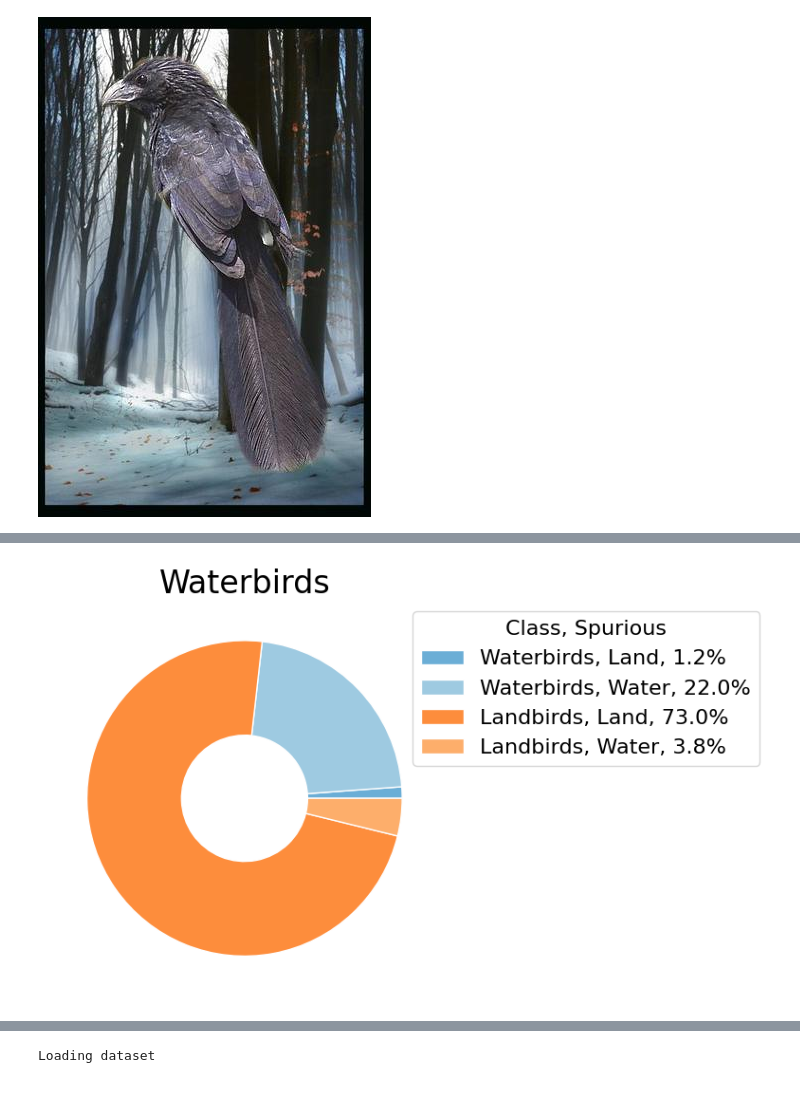
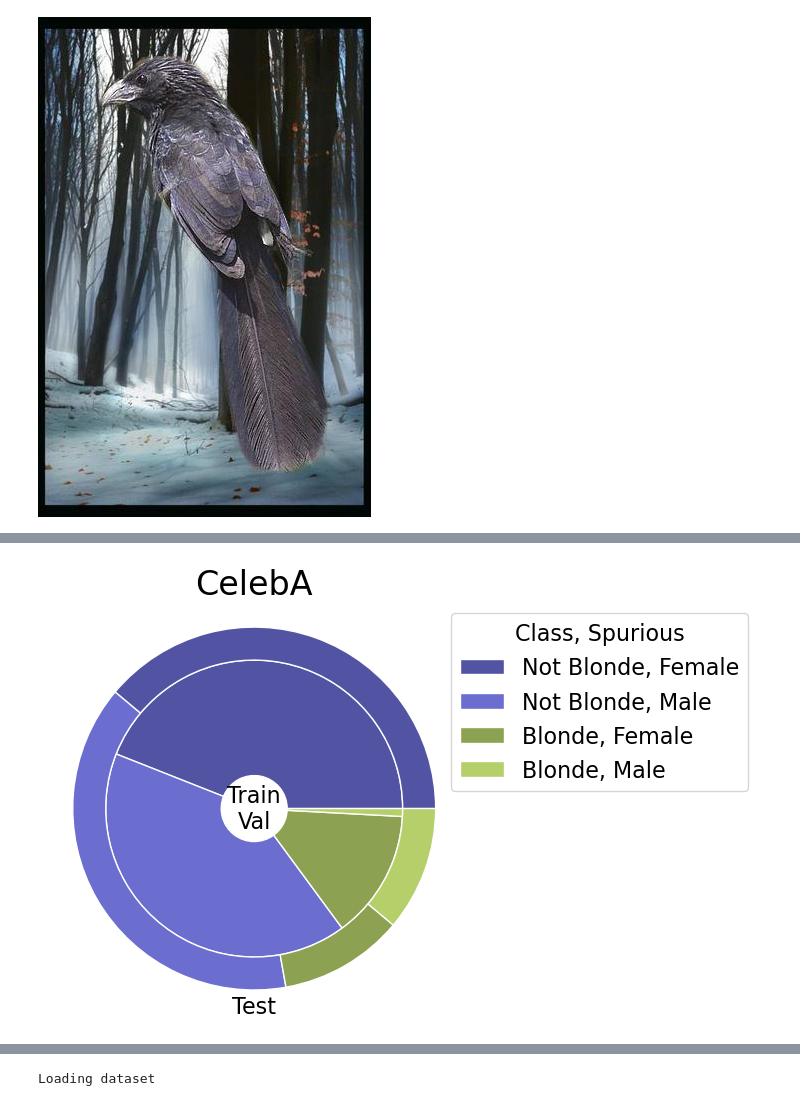
Before and after one commit to YuYang0901/spuco_plots, a Jupyter notebook: plots.ipynb, the cells around one changed output, grey strips where cells are left out. Cells and saved outputs as stored; diff of their text form; code cells hidden in the pictures.

```diff
--- a/plots.ipynb
+++ b/plots.ipynb
@@ -33,6 +35,6 @@ trainset[trainset.group_partition[(0,0)][0]][0]
 # %%
 sizes = {}
 for key in sorted(trainset.group_partition.keys()):
-    sizes[key] = len(trainset.group_partition[key]) / len(trainset)
+    sizes[key] = len(trainset.group_partition[key])
     print(key, sizes[key])
 # %% [output]
@@ -42,0 +45,5 @@ for key in sorted(trainset.group_partition.keys()):
+# %%
+sizes = {}
+for key in sorted(valset.group_partition.keys()):
+    sizes[key] = len(valset.group_partition[key])
+    print(key, sizes[key])
@@ -42,0 +55,5 @@ for key in sorted(trainset.group_partition.keys()):
+# %%
+sizes = {}
+for key in sorted(testset.group_partition.keys()):
+    sizes[key] = len(testset.group_partition[key])
+    print(key, sizes[key])
@@ -43,39 +168,55 @@ for key in sorted(trainset.group_partition.keys()):
 # %%
+
+
 import matplotlib.pyplot as plt
 import numpy as np
 
-title="Waterbirds"
-
-vals = []
+title="CelebA"
 num_classes = 2
 num_spurious = 2
-for i in range(num_classes)[::-1]:
-    vals.append([])
+
+# Training data
+train_vals = []
+for i in range(num_classes):
+    train_vals.append([])
     for j in range(num_spurious):
         if key in sizes:
-            vals[-1].append(sizes[(i, j)])
-vals = np.array(vals)
+            train_vals[-1].append(sizes[(i, j)])
+train_vals = np.array(train_vals)
+train_total = np.sum(train_vals)
 
-# Adjust the figure size
-#    fig, ax = plt.subplots(figsize=(4,4))
-size = 0.6
+# Test data
+test_vals = []
+for i in range(num_classes):
+    test_vals.append([])
+    for j in range(num_spurious):
+        if key in sizes:
+            test_vals[-1].append(test_sizes[(i, j)])
 
-cmap = plt.colormaps["tab20c"]
+cmap = plt.colormaps["tab20b"]
 outer_colors = cmap(np.arange(3) * 4)
 inner_colors = cmap([1, 2, 5, 6, 9, 10])
 
-#outer = plt.pie(vals.sum(axis=1), radius=1, colors=outer_colors,
-#                wedgeprops=dict(width=size, edgecolor='w'))
+fig, ax = plt.subplots()
 
-inner = plt.pie(vals.flatten(), radius=1, colors=inner_colors,
-                wedgeprops=dict(width=size, edgecolor='w'))
+# Plot the main pie chart (Train)
+train_pie = ax.pie(train_vals.flatten(), radius=0.9, colors=inner_colors,
+                   wedgeprops=dict(width=0.7, edgecolor='w'))
 
-#plt.set(aspect="equal", title=title)
-# Add legends without labels on the pie chart
+# Plot the outer ring (Val/Test)
+val_test_pie = ax.pie(val_test_vals, radius=1.1, colors=inner_colors[:len(val_test_vals)],
+                      wedgeprops=dict(width=0.2, edgecolor='w'))
+
+# Label the regions
+ax.text(0, 0, 'Train\nVal', horizontalalignment='center', verticalalignment='center', fontsize=16)
+ax.text(0, -1.2, 'Test', horizontalalignment='center', verticalalignment='center', fontsize=16)
+
+# Titles and legend
 plt.title(title, fontsize=24)
 plt.tight_layout()
-plt.legend(handles=inner[0], labels=["Waterbirds, Land, 1.2%", "Waterbirds, Water, 22.0%", "Landbirds, Land, 73.0%", "Landbirds, Water, 3.8%"], title='Class, Spurious', bbox_to_anchor=(0.9, 1), loc='upper left', title_fontsize=16, fontsize=16)
-#legends.append(ax.legend(handles=inner[0][2:], labels=["Water", "Land"], title='Waterbirds', loc='upper left'))
+legend_labels = ["Not Blonde, Female", "Not Blonde, Male", "Blonde, Female", "Blonde, Male"]
+ax.legend(handles=train_pie[0], labels=legend_labels, title='Class, Spurious', loc='upper left', bbox_to_anchor=(0.95, 1), title_fontsize=16, fontsize=16)
 
-plt.savefig("waterbirds_sizes.pdf", bbox_inches='tight')
+plt.tight_layout()
+plt.savefig("celeba_sizes.pdf", bbox_inches='tight')
 # %% [output]
@@ -82 +237 @@ plt.savefig("waterbirds_sizes.pdf", bbox_inches='tight')
-[figure, old version]
+[figure, new version]
```
Also changed, not shown: parts of 29 cells of this notebook.
